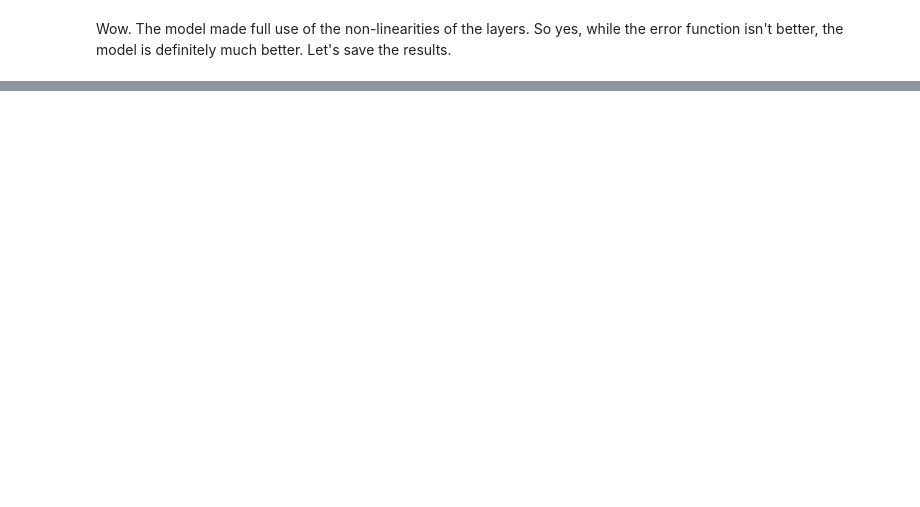
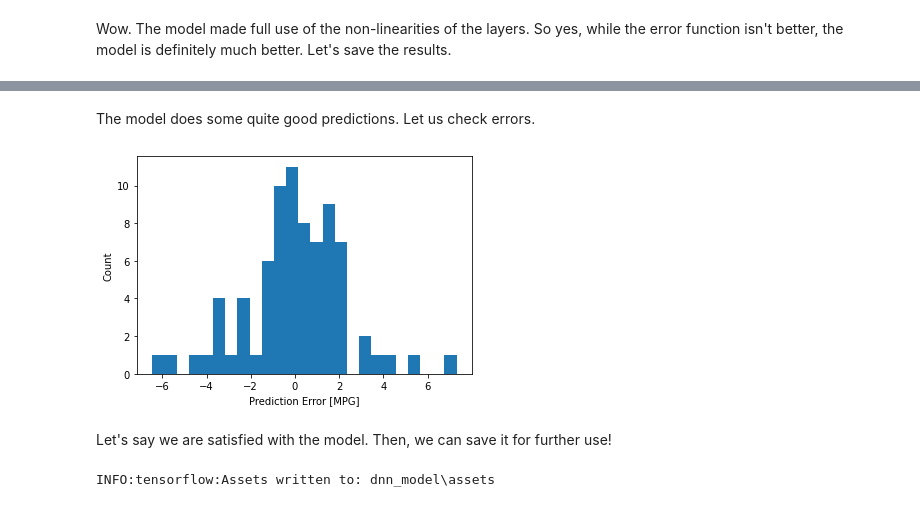
Before and after one commit to mtomasini/TensorFlowTraining, a Jupyter notebook: tf_regression_tutorial.ipynb, the cells around one changed output, grey strips where cells are left out. Cells and saved outputs as stored; diff of their text form; code cells hidden in the pictures; blank space fills up the shorter version.

```diff
--- a/tf_regression_tutorial.ipynb
+++ b/tf_regression_tutorial.ipynb
@@ -352,0 +428,15 @@ Wow. The model made full use of the non-linearities of the layers. So yes, while
+# %% [markdown]
+The model does some quite good predictions. Let us check errors.
+# %%
+error = test_predictions - test_labels
+plt.hist(error, bins=25)
+plt.xlabel('Prediction Error [MPG]')
+_ = plt.ylabel('Count')
+# %% [output]
+[figure, added]
+# %% [markdown]
+Let's say we are satisfied with the model. Then, we can save it for further use!
+# %%
+dnn_model.save('dnn_model')
+# %% [output]
+INFO:tensorflow:Assets written to: dnn_model\assets
```
Also changed, not shown: parts of 23 cells of this notebook, 2 other files.
